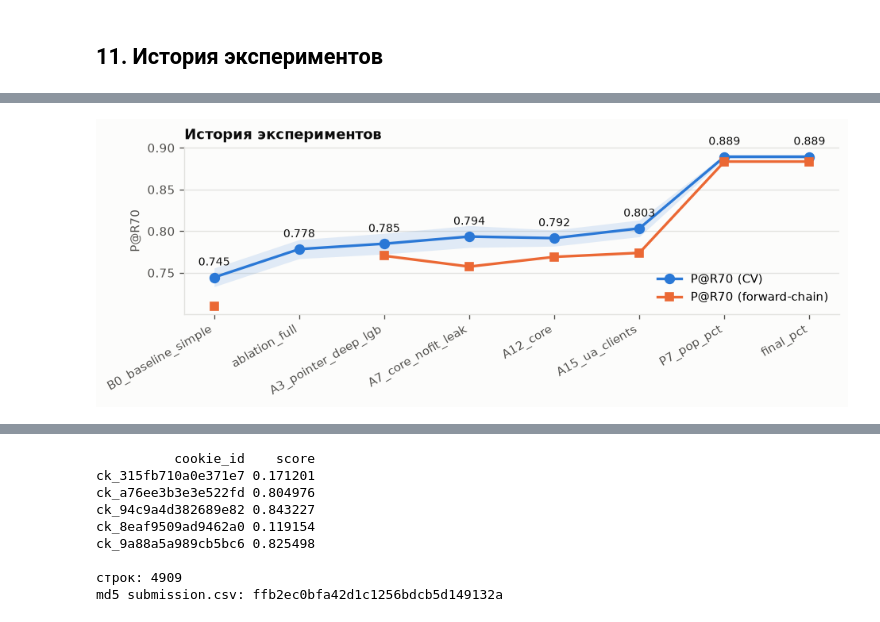
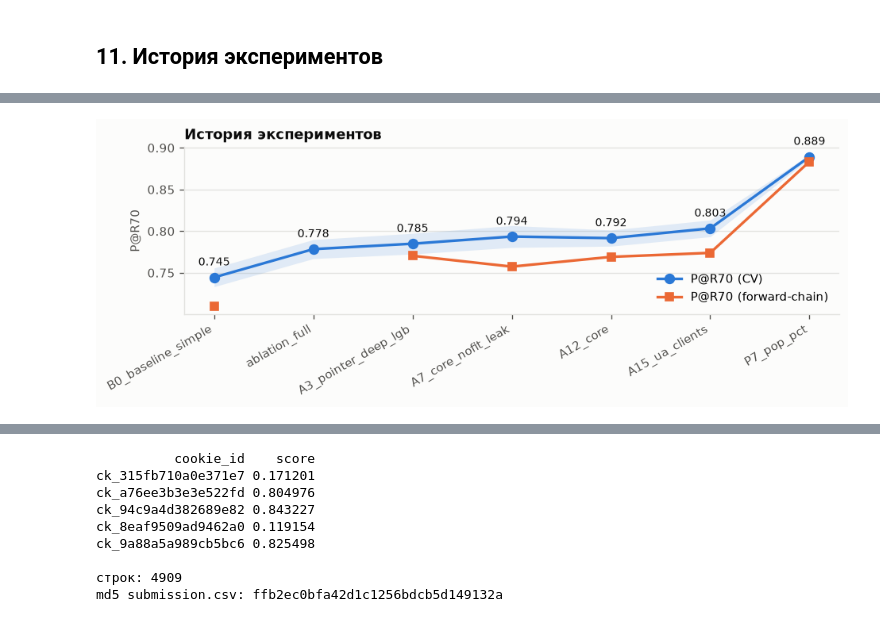
Before and after one commit to dkorbelainen/avito-antibot, a Jupyter notebook: solution.ipynb, the cells around one changed output, grey strips where cells are left out. Saved outputs shown, nothing was run; the diff lists cells and outputs as text; code cells hidden in the pictures.

```diff
--- a/solution.ipynb
+++ b/solution.ipynb
@@ -519,8 +526,11 @@ TRACK = {
     "A12_core": "+ временной ряд и баланс классов, 457",
     "A15_ua_clients": "+ разбор User-Agent, 468",
     "P7_pop_pct": "+ популярность объявлений и поведение против популяции, 479",
-    "final_pct": "финальная модель, бэггинг по 10 сидам",
 }
+# Колонка "P@R70 сиды" — метрика ранговой смеси пяти валидационных сидов против
+# среднего по ним. Бэггинг из 10 сидов, которым считается сам ответ, OOF не
+# оценивается: он переобучается на полном train, где размеченной отложенной части уже
+# нет. Измеримая часть эффекта усреднения — именно эта колонка.
 timeline = report.table(list(TRACK)).assign(шаг=lambda f: f.experiment.map(TRACK))
 plots.progression(timeline.dropna(subset=["P@R70"]))
 timeline
@@ -537 +546 @@ timeline
-[figure, old version]
+[figure, new version]
```
Also changed, not shown: parts of 4 cells of this notebook, 5 other files.
